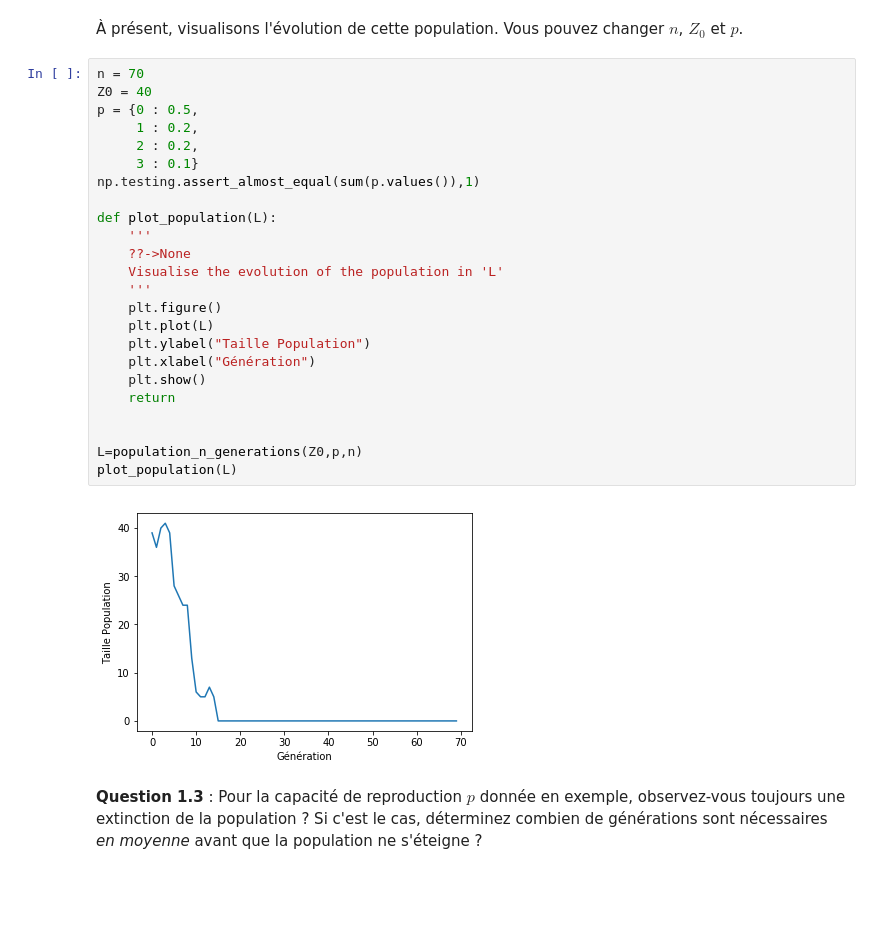
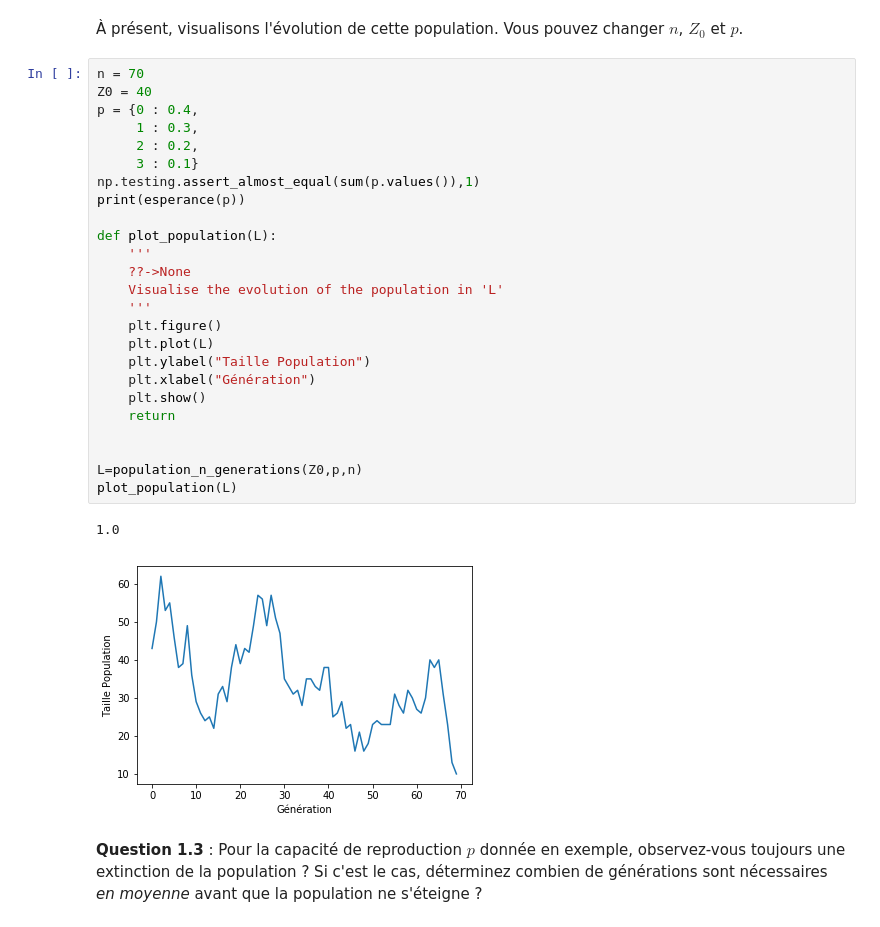
Before and after one commit to dannpr/ARE-dynamic-2019, a Jupyter notebook: Sujet_Dynamique_Population_Etud.ipynb, the cells around one changed output. Cells and saved outputs as stored; diff of their text form; blank space fills up the shorter version.

```diff
--- a/Sujet_Dynamique_Population_Etud.ipynb
+++ b/Sujet_Dynamique_Population_Etud.ipynb
@@ -99,29 +99,31 @@ print(population_n_generations(Z0,p,n))
 # %%
 n = 70
 Z0 = 40
-p = {0 : 0.5,
-     1 : 0.2,
+p = {0 : 0.4,
+     1 : 0.3,
      2 : 0.2,
      3 : 0.1}
 np.testing.assert_almost_equal(sum(p.values()),1)
+print(esperance(p))
 
 def plot_population(L):
     '''
     ??->None
     Visualise the evolution of the population in 'L'
     '''
     plt.figure()
     plt.plot(L)
     plt.ylabel("Taille Population")
     plt.xlabel("Génération")
     plt.show()
     return
 
 
 L=population_n_generations(Z0,p,n)
 plot_population(L)
 # %% [output]
+1.0
-[figure, old version]
+[figure, new version]
 # %% [markdown]
 **Question 1.3** : Pour la capacité de reproduction $p$ donnée en exemple, observez-vous toujours une extinction de la population ?  Si c'est le cas, déterminez combien de générations sont nécessaires *en moyenne* avant que la population ne s'éteigne ?
 # %% [markdown]
```
Also changed, not shown: parts of 18 cells of this notebook.
